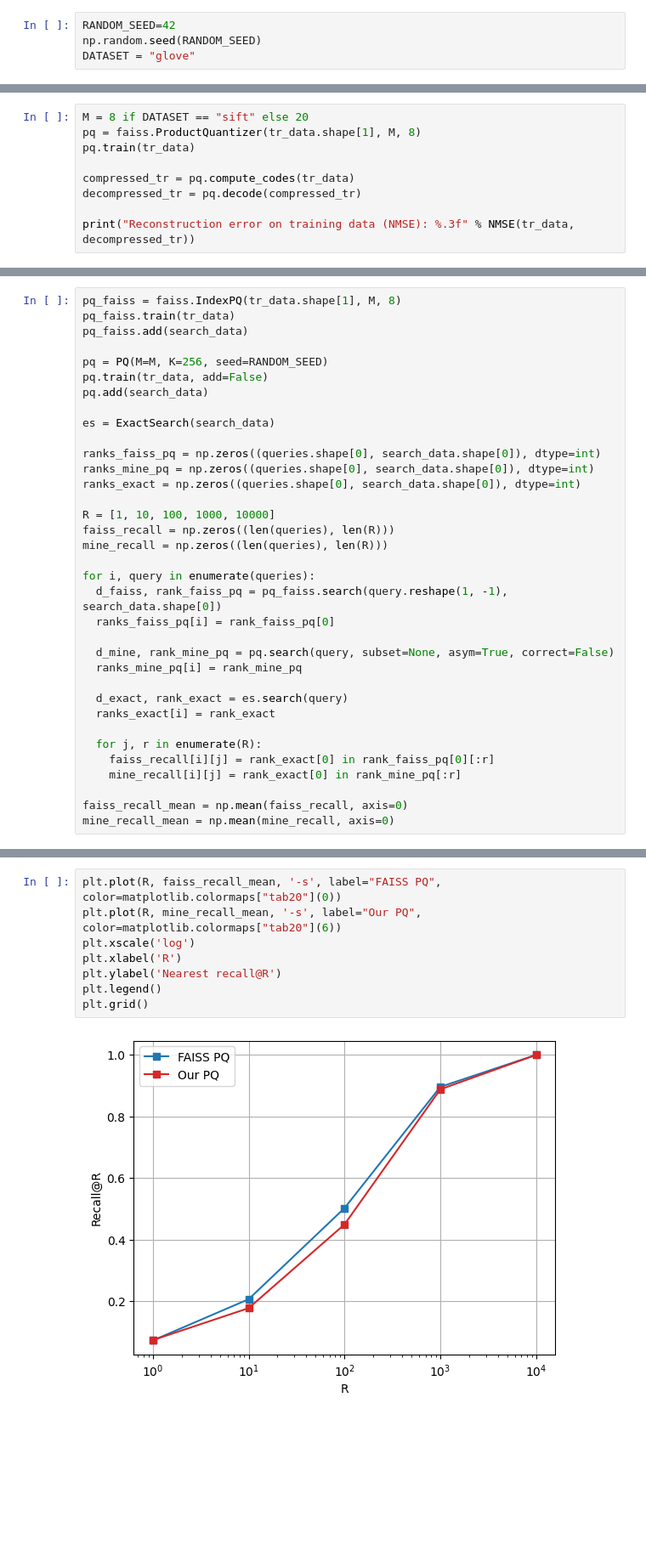
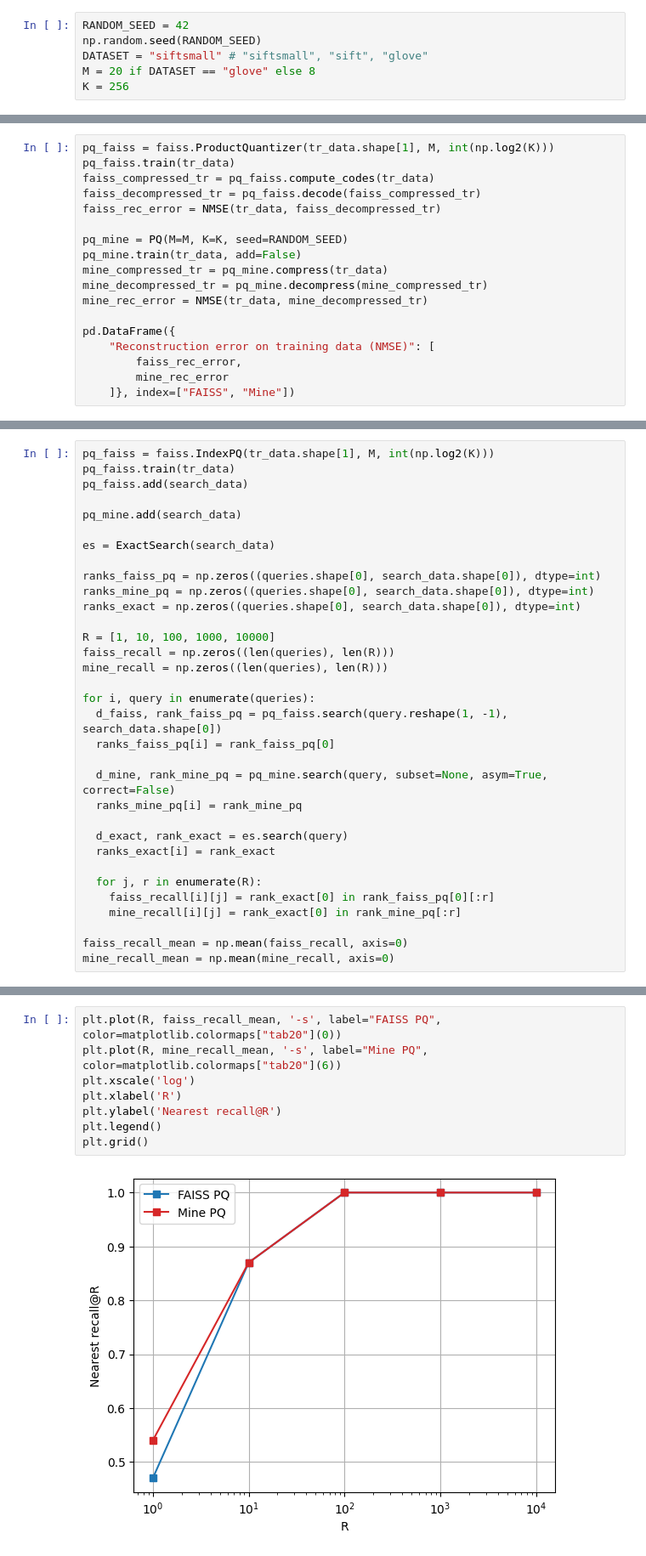
Before and after one commit to iretes/IR-proj, a Jupyter notebook: faiss_comparison.ipynb, the cells around one changed output, grey strips where cells are left out. Shown at 85% size. Saved outputs shown, nothing was run; the diff lists cells and outputs as text; blank space fills up the shorter version.

```diff
--- a/faiss_comparison.ipynb
+++ b/faiss_comparison.ipynb
@@ -34,4 +40,6 @@ from utils import *
 # %%
-RANDOM_SEED=42
+RANDOM_SEED = 42
 np.random.seed(RANDOM_SEED)
-DATASET = "glove"
+DATASET = "siftsmall" # "siftsmall", "sift", "glove"
+M = 20 if DATASET == "glove" else 8
+K = 256
@@ -59,9 +64,0 @@ Learn vectors shape:  (25000, 300)
-# %%
-M = 8 if DATASET == "sift" else 20
-pq = faiss.ProductQuantizer(tr_data.shape[1], M, 8)
-pq.train(tr_data)
-
-compressed_tr = pq.compute_codes(tr_data)
-decompressed_tr = pq.decode(compressed_tr)
-
-print("Reconstruction error on training data (NMSE): %.3f" % NMSE(tr_data, decompressed_tr))
@@ -77,0 +67,18 @@ np.max(np.unique(compressed_tr)) # => K=256
+# %%
+pq_faiss = faiss.ProductQuantizer(tr_data.shape[1], M, int(np.log2(K)))
+pq_faiss.train(tr_data)
+faiss_compressed_tr = pq_faiss.compute_codes(tr_data)
+faiss_decompressed_tr = pq_faiss.decode(faiss_compressed_tr)
+faiss_rec_error = NMSE(tr_data, faiss_decompressed_tr)
+
+pq_mine = PQ(M=M, K=K, seed=RANDOM_SEED)
+pq_mine.train(tr_data, add=False)
+mine_compressed_tr = pq_mine.compress(tr_data)
+mine_decompressed_tr = pq_mine.decompress(mine_compressed_tr)
+mine_rec_error = NMSE(tr_data, mine_decompressed_tr)
+
+pd.DataFrame({
+    "Reconstruction error on training data (NMSE)": [
+        faiss_rec_error,
+        mine_rec_error
+    ]}, index=["FAISS", "Mine"])
@@ -78,11 +91,9 @@ np.max(np.unique(compressed_tr)) # => K=256
 # %%
-pq_faiss = faiss.IndexPQ(tr_data.shape[1], M, 8)
+pq_faiss = faiss.IndexPQ(tr_data.shape[1], M, int(np.log2(K)))
 pq_faiss.train(tr_data)
 pq_faiss.add(search_data)
 
-pq = PQ(M=M, K=256, seed=RANDOM_SEED)
-pq.train(tr_data, add=False)
-pq.add(search_data)
+pq_mine.add(search_data)
 
 es = ExactSearch(search_data)
 
@@ -98,7 +109,7 @@ for i, query in enumerate(queries):
   d_faiss, rank_faiss_pq = pq_faiss.search(query.reshape(1, -1), search_data.shape[0])
   ranks_faiss_pq[i] = rank_faiss_pq[0]
 
-  d_mine, rank_mine_pq = pq.search(query, subset=None, asym=True, correct=False)
+  d_mine, rank_mine_pq = pq_mine.search(query, subset=None, asym=True, correct=False)
   ranks_mine_pq[i] = rank_mine_pq
 
   d_exact, rank_exact = es.search(query)
@@ -113,10 +126,10 @@ mine_recall_mean = np.mean(mine_recall, axis=0)
 # %%
 plt.plot(R, faiss_recall_mean, '-s', label="FAISS PQ", color=matplotlib.colormaps["tab20"](0))
-plt.plot(R, mine_recall_mean, '-s', label="Our PQ", color=matplotlib.colormaps["tab20"](6))
+plt.plot(R, mine_recall_mean, '-s', label="Mine PQ", color=matplotlib.colormaps["tab20"](6))
 plt.xscale('log')
 plt.xlabel('R')
 plt.ylabel('Nearest recall@R')
 plt.legend()
 plt.grid()
 # %% [output]
-[figure, old version]
+[figure, new version]
```
Also changed, not shown: parts of 20 cells of this notebook, 2 other files.
